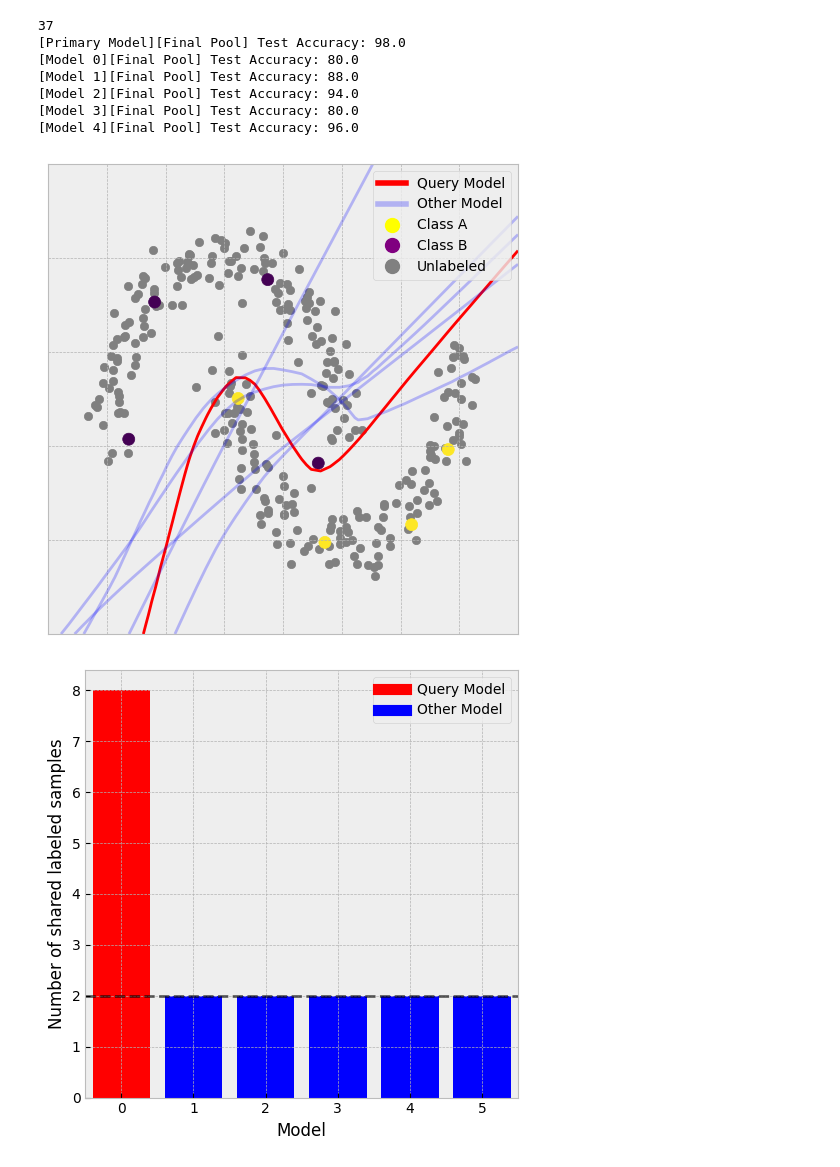
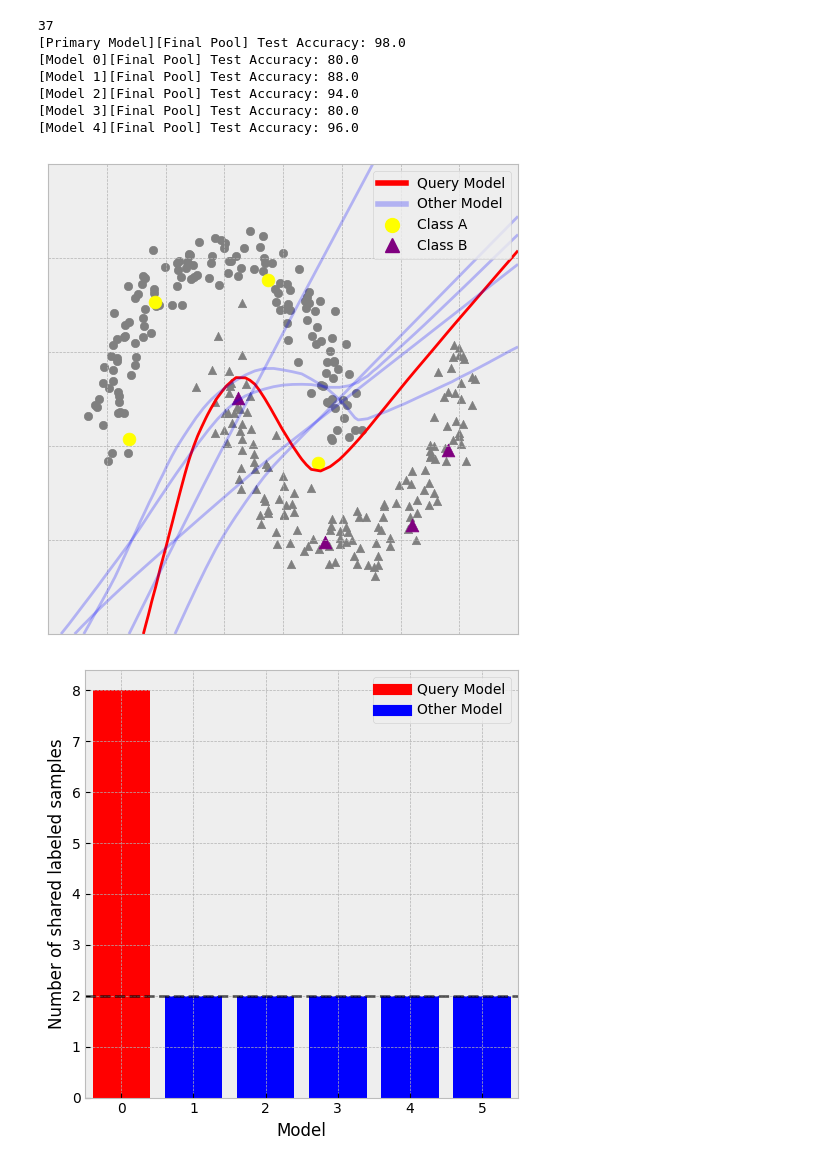
Before and after one commit to nhaH-luaP/general-reusability, a Jupyter notebook: graphical_abstract.ipynb, the cells around one changed output. Cells and saved outputs as stored; diff of their text form; code cells hidden in the pictures.

Commit message:
Cleaned up graphical abstract

```diff
--- a/graphical_abstract.ipynb
+++ b/graphical_abstract.ipynb
@@ -230,38 +230,39 @@ else:
 [Model 4][Final Pool] Test Accuracy: 96.0
 # %%
 fig = plt.figure(figsize=(5, 5), tight_layout=True)
-plt.scatter(X[:, 0], X[:, 1], c='gray')
-plt.scatter(X[train_indices][labeled_indices][:, 0], X[train_indices][labeled_indices][:, 1], c=y[train_indices][labeled_indices], marker='o', s=75)
+plt.scatter(X[y==0, 0], X[y==0, 1], c='gray', marker='o')
+plt.scatter(X[y==1, 0], X[y==1, 1], c='gray', marker='^')
+plt.scatter(X[train_indices][labeled_indices][y[train_indices][labeled_indices] == 0, 0], X[train_indices][labeled_indices][y[train_indices][labeled_indices] == 0, 1], c='yellow', marker='o', s=85)
+plt.scatter(X[train_indices][labeled_indices][y[train_indices][labeled_indices] == 1, 0], X[train_indices][labeled_indices][y[train_indices][labeled_indices] == 1, 1], c='purple', marker='^', s=85)
 xx, yy = torch.meshgrid(torch.linspace(-1.5, 2.5, 51), torch.linspace(-1, 1.5, 51), indexing='ij')
 zz = torch.stack((xx.flatten(), yy.flatten()), dim=1)
 origin = 'lower'
 for i, m in enumerate([model] + other_models):
     m.eval()
     m.cpu()
     logits = m(zz)
     probas = logits.softmax(-1)
     blub = probas[:, 1].view(xx.shape).detach()
     CS = plt.contourf(xx, yy, blub, alpha=0, zorder=-1, levels=np.linspace(0, 1, 6), origin=origin)
     CS2 = plt.contour(CS, levels=[0.5], colors='red' if i == 0 else 'blue', origin=origin, alpha=0.25 if i > 0 else 1)
 custom_lines = [Line2D([0], [0], color='red', lw=4),
                 Line2D([0], [0], color='blue', lw=4, alpha=0.25),
                 Line2D([], [], linewidth=0, marker='o', markersize=10, markerfacecolor="yellow", markeredgecolor="yellow"),
-                Line2D([], [], linewidth=0, marker='o', markersize=10, markerfacecolor="purple", markeredgecolor="purple"),
-                Line2D([], [], linewidth=0, marker='o', markersize=10, markerfacecolor="gray", markeredgecolor="gray")]
+                Line2D([], [], linewidth=0, marker='^', markersize=10, markerfacecolor="purple", markeredgecolor="purple")]
 plt.legend(custom_lines, ['Query Model', 'Other Model', 'Class A', 'Class B', 'Unlabeled'])
 plt.grid(True)
 plt.tick_params(
     axis='both',
     which='both',
     bottom=False,      # ticks along the bottom edge are off
     top=False,         # ticks along the top edge are off
     left=False,
     labelleft=False,
     labelbottom=False) # labels along the bottom edge are off
 #plt.show()
 plt.savefig('/home/phahn/repositories/SDAL/images/graphical_abstract_a.pdf', bbox_inches='tight')
 # %% [output]
-[figure, old version]
+[figure, new version]
 # %%
 # Repeat DAL experiments for other models and count the number of overlapping labeled samples to show model dependency of querying.
 lab_pools = []
```
Also changed, not shown: 1 other file.
